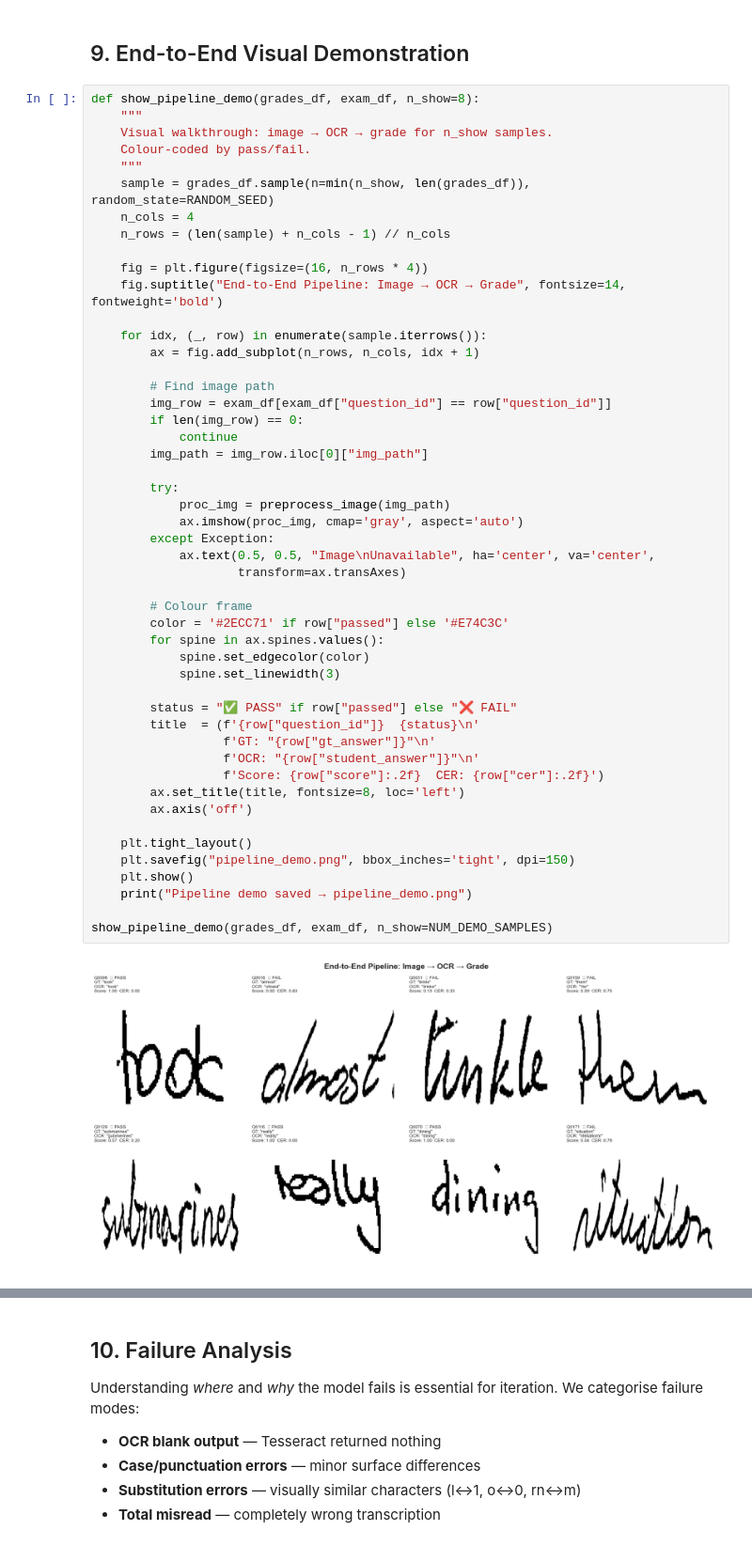
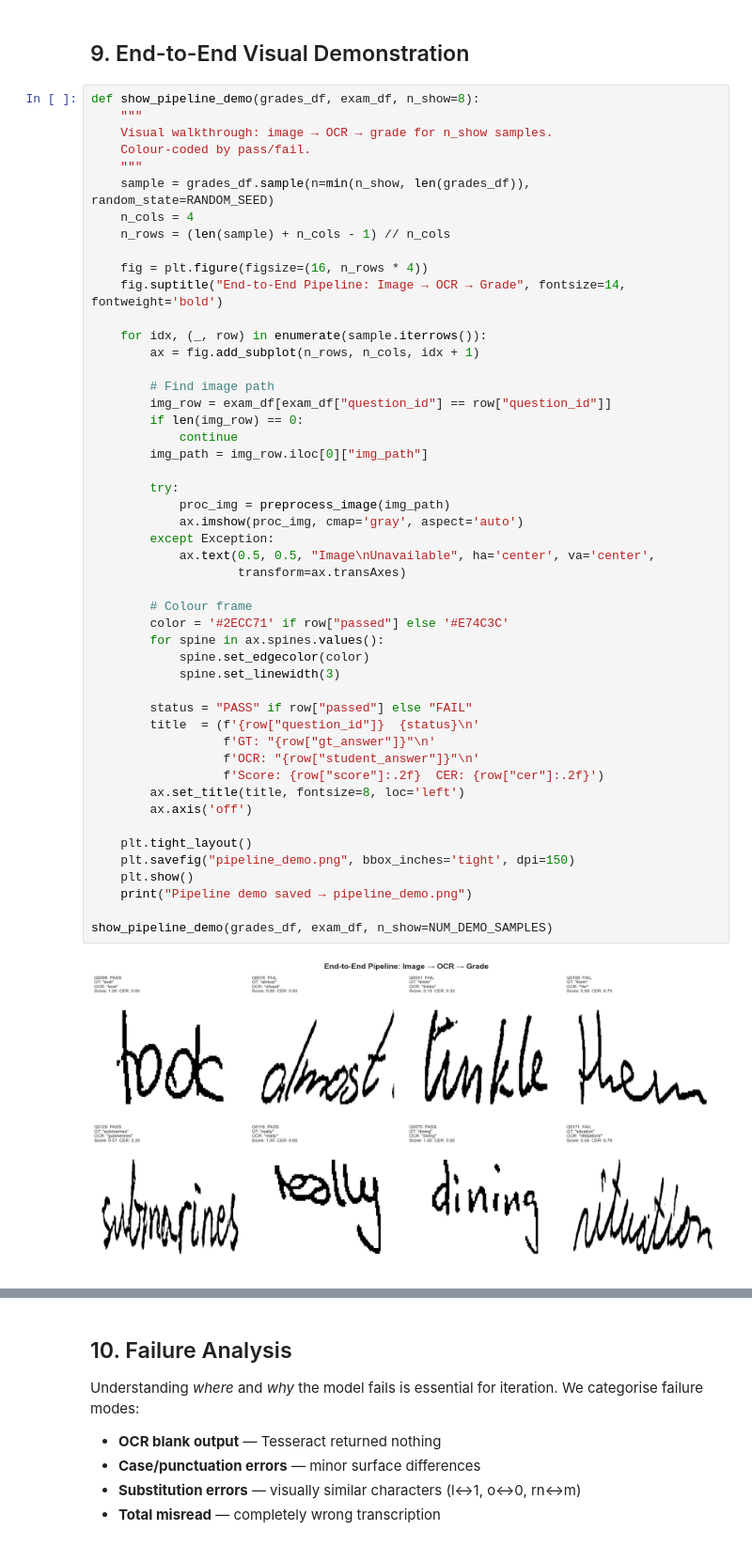
Before and after one commit to codic-yeeshu/automated_edtech_grading_assistant, a Jupyter notebook: edtech_grading_baseline.ipynb, the cells around one changed output, grey strips where cells are left out. Shown at 94% size. Saved outputs shown, nothing was run; the diff lists cells and outputs as text.

```diff
--- a/edtech_grading_baseline.ipynb
+++ b/edtech_grading_baseline.ipynb
@@ -862,35 +1076,35 @@ def show_pipeline_demo(grades_df, exam_df, n_show=8):
             continue
         img_path = img_row.iloc[0]["img_path"]
 
         try:
             proc_img = preprocess_image(img_path)
             ax.imshow(proc_img, cmap='gray', aspect='auto')
         except Exception:
             ax.text(0.5, 0.5, "Image\nUnavailable", ha='center', va='center',
                     transform=ax.transAxes)
 
         # Colour frame
         color = '#2ECC71' if row["passed"] else '#E74C3C'
         for spine in ax.spines.values():
             spine.set_edgecolor(color)
             spine.set_linewidth(3)
 
-        status = "✅ PASS" if row["passed"] else "❌ FAIL"
+        status = "PASS" if row["passed"] else "FAIL"
         title  = (f'{row["question_id"]}  {status}\n'
                   f'GT: "{row["gt_answer"]}"\n'
                   f'OCR: "{row["student_answer"]}"\n'
                   f'Score: {row["score"]:.2f}  CER: {row["cer"]:.2f}')
         ax.set_title(title, fontsize=8, loc='left')
         ax.axis('off')
 
     plt.tight_layout()
     plt.savefig("pipeline_demo.png", bbox_inches='tight', dpi=150)
     plt.show()
     print("Pipeline demo saved → pipeline_demo.png")
 
 show_pipeline_demo(grades_df, exam_df, n_show=NUM_DEMO_SAMPLES)
 # %% [output]
-[figure, old version]
+[figure, new version]
 Pipeline demo saved → pipeline_demo.png
 # %% [markdown]
 ## 10. Failure Analysis
```
Also changed, not shown: parts of 11 cells of this notebook, 1 other file.
